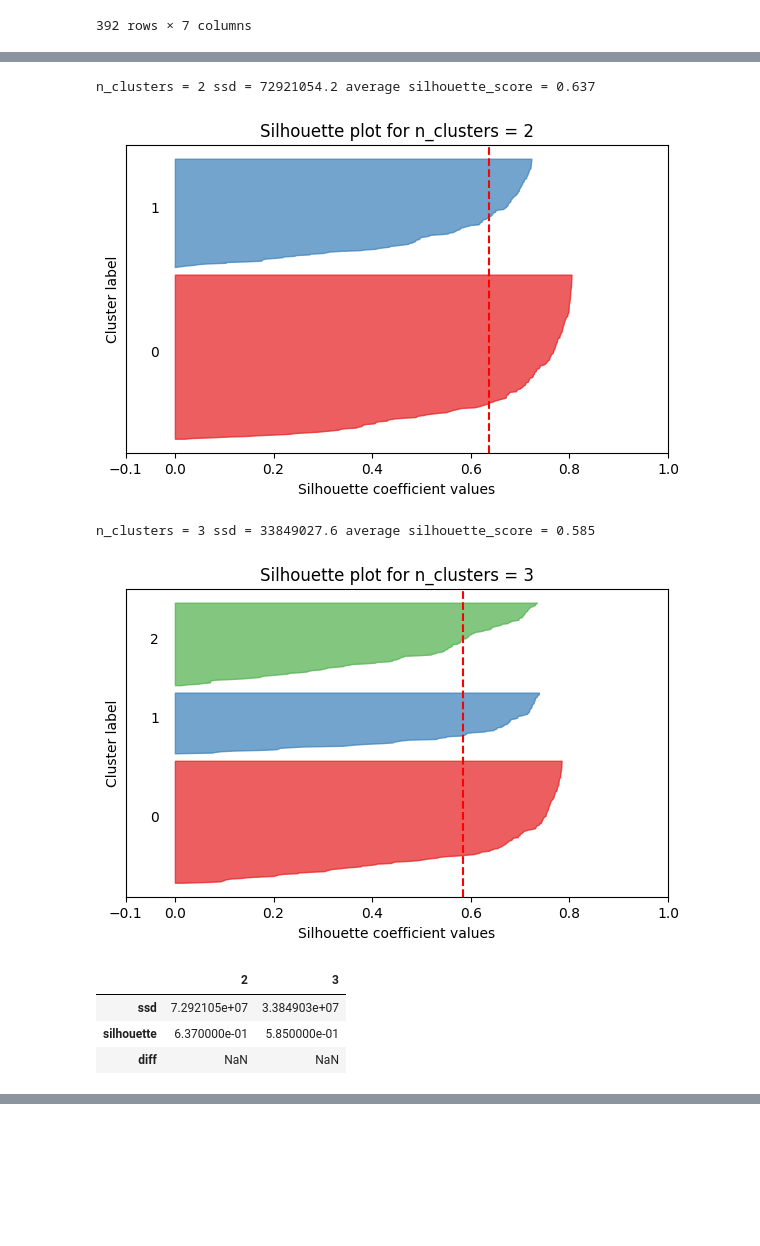
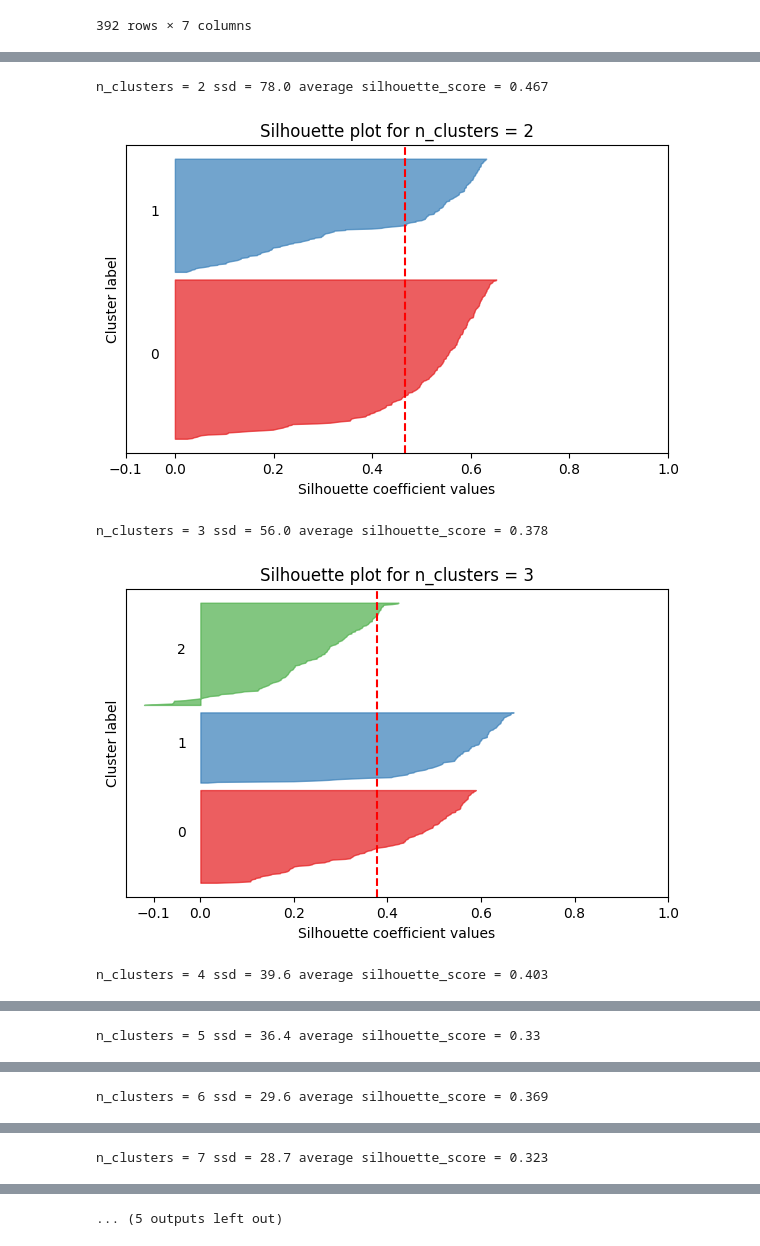
Before and after one commit to Familenko/cluster_tool, a Jupyter notebook: test_notebook.ipynb, the cells around one changed output, grey strips where cells are left out. Saved outputs shown, nothing was run; the diff lists cells and outputs as text; code cells hidden in the pictures; blank space fills up the shorter version.

```diff
--- a/test_notebook.ipynb
+++ b/test_notebook.ipynb
@@ -73,11 +98,8 @@ db.kmean_mount(2,10)
 # %%
-db.kmean_knife(2,4)
+db.kmean_knife(2,10)
 # %% [output]
-n_clusters = 2 ssd = 72921054.2 average silhouette_score = 0.637
+n_clusters = 2 ssd = 78.0 average silhouette_score = 0.467
-[figure, old version]
+[figure, new version]
-n_clusters = 3 ssd = 33849027.6 average silhouette_score = 0.585
+n_clusters = 3 ssd = 56.0 average silhouette_score = 0.378
-[figure, old version]
+[figure, new version]
-|  | 2 | 3 |
-| ssd | 7.292105e+07 | 3.384903e+07 |
-| silhouette | 6.370000e-01 | 5.850000e-01 |
-| diff | NaN | NaN |
+n_clusters = 4 ssd = 39.6 average silhouette_score = 0.403
@@ -83,0 +107 @@ n_clusters = 3 ssd = 33849027.6 average silhouette_score = 0.585
+n_clusters = 5 ssd = 36.4 average silhouette_score = 0.33
@@ -83,0 +109 @@ n_clusters = 3 ssd = 33849027.6 average silhouette_score = 0.585
+n_clusters = 6 ssd = 29.6 average silhouette_score = 0.369
@@ -83,0 +111 @@ n_clusters = 3 ssd = 33849027.6 average silhouette_score = 0.585
+n_clusters = 7 ssd = 28.7 average silhouette_score = 0.323
@@ -83,0 +113 @@ n_clusters = 3 ssd = 33849027.6 average silhouette_score = 0.585
+... (5 outputs left out)
```
Also changed, not shown: parts of 9 cells of this notebook, 5 other files.
